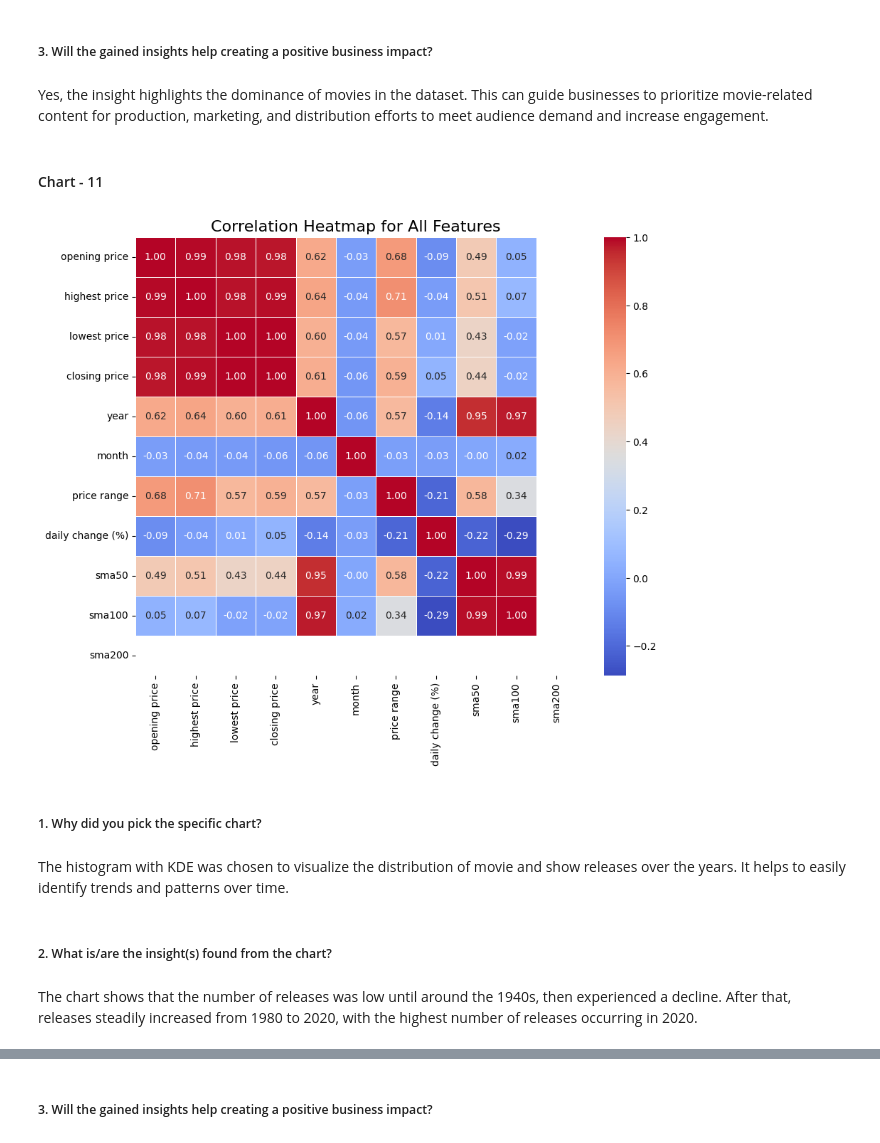
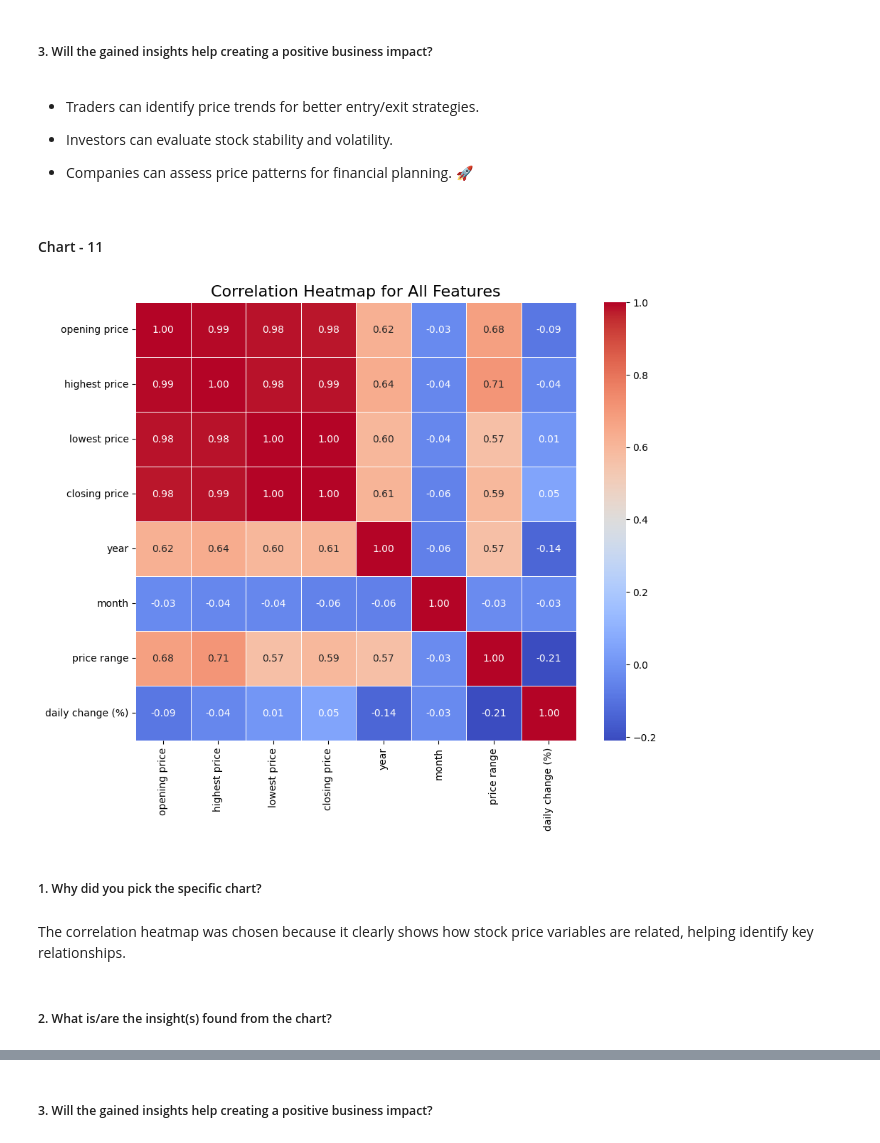
Before and after one commit to Tanveerr97/Yes_Bank_Stock_Performance_Analysis, a Jupyter notebook: Yes_Bank_Stock_Performance_Analysis.ipynb, the cells around one changed output, grey strips where cells are left out. Drawn from its saved outputs; the diff is of its cells as text; code cells hidden in the pictures.

```diff
--- a/Yes_Bank_Stock_Performance_Analysis.ipynb
+++ b/Yes_Bank_Stock_Performance_Analysis.ipynb
@@ -560,31 +615,32 @@ The chart reveals that 93.3% of the dataset consists of movies, while the remain
 # %% [markdown]
 ##### 3. Will the gained insights help creating a positive business impact?
-# %% [markdown]
-Yes, the insight highlights the dominance of movies in the dataset. This can guide businesses to prioritize movie-related content for production, marketing, and distribution efforts to meet audience demand and increase engagement.
+# %% [markdown]
+* Traders can identify price trends for better entry/exit strategies.
+
+* Investors can evaluate stock stability and volatility.
+
+* Companies can assess price patterns for financial planning. 🚀
 # %% [markdown]
 #### Chart - 11
 # %%
-import seaborn as sns
-import matplotlib.pyplot as plt
+# Select the relevant columns excluding the SMA columns
+selected_cols = ['opening price', 'highest price', 'lowest price', 'closing price', 'year', 'month', 'price range', 'daily change (%)']
 
-# Assuming 'data' is your DataFrame
-# Calculate the correlation matrix for all the features
-corr_matrix = data.corr()
+# Calculate the correlation matrix for the selected columns
+corr_matrix = data[selected_cols].corr()
 
 # Create a heatmap using seaborn
 plt.figure(figsize=(10, 8))
 sns.heatmap(corr_matrix, annot=True, cmap='coolwarm', fmt='.2f', linewidths=0.5)
 
 # Set title and labels
 plt.title('Correlation Heatmap for All Features', fontsize=16)
 plt.show()
 # %% [output]
-[figure, old version]
+[figure, new version]
 # %% [markdown]
 ##### 1. Why did you pick the specific chart?
-# %% [markdown]
-The histogram with KDE was chosen to visualize the distribution of movie and show releases over the years. It helps to easily identify trends and patterns over time.
+# %% [markdown]
+The correlation heatmap was chosen because it clearly shows how stock price variables are related, helping identify key relationships.
 # %% [markdown]
 ##### 2. What is/are the insight(s) found from the chart?
-# %% [markdown]
-The chart shows that the number of releases was low until around the 1940s, then experienced a decline. After that, releases steadily increased from 1980 to 2020, with the highest number of releases occurring in 2020.
```
Also changed, not shown: parts of 59 cells of this notebook, 2 other files.
